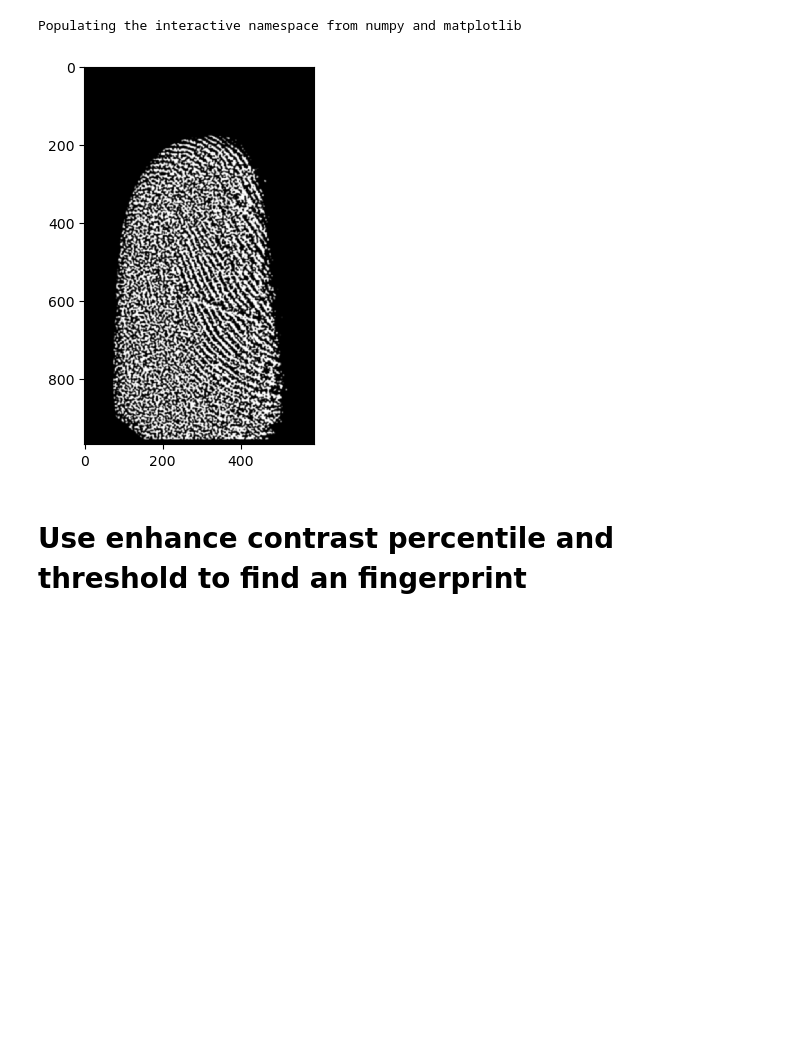
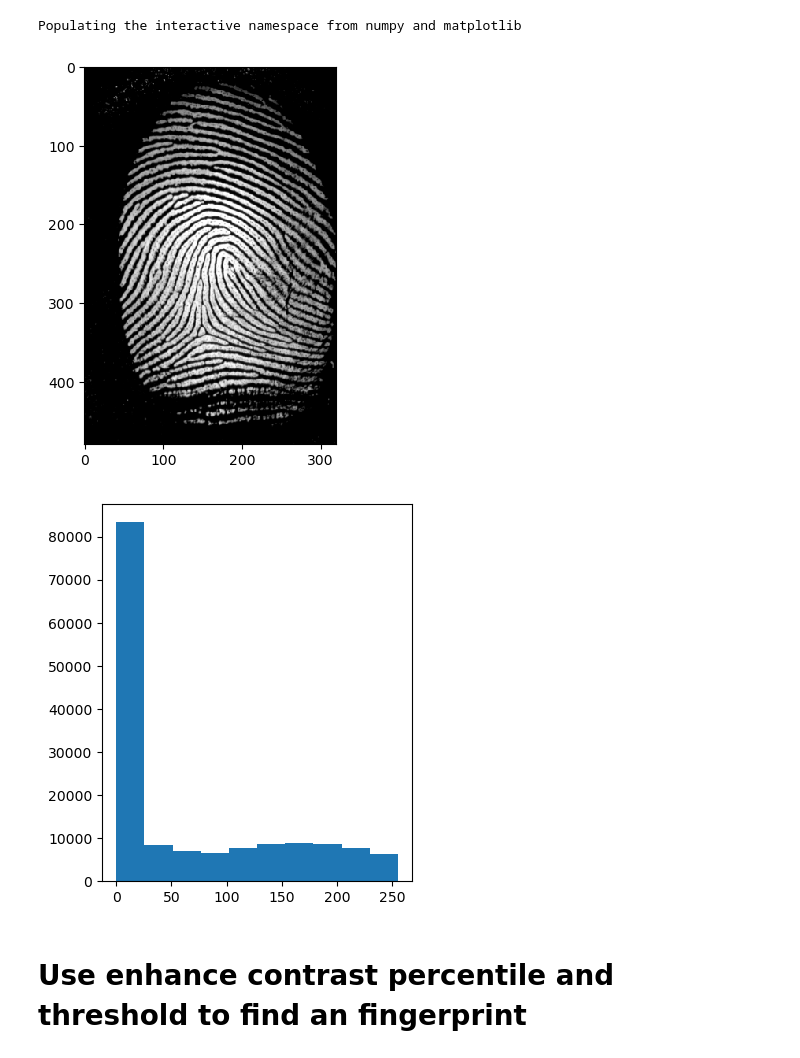
Before and after one commit to veruti/fingerprint_validation, a Jupyter notebook: notebooks/3. Mask and contours.ipynb, the cells around one changed output. Cells and saved outputs as stored; diff of their text form; code cells hidden in the pictures; blank space fills up the shorter version.

```diff
--- a/notebooks/3. Mask and contours.ipynb
+++ b/notebooks/3. Mask and contours.ipynb
@@ -21,14 +21,18 @@ rcParams["figure.dpi"] = 100
 rcParams["figure.figsize"] = (4, 5)
 rcParams["image.cmap"] = "gray"
 # %%
-im = read_random_image(RAW_FILE_PATH_BADIM_NOISE)
+im = read_random_image(RAW_FILE_PATH_SCANS)
 
 inv_im = invers_color(im)
 
 plt.imshow(inv_im)
-pass
+plt.show()
+
+plt.hist(inv_im.ravel())
+plt.show()
 # %% [output]
-[figure, old version]
+[figure, new version]
+[figure, added]
 # %% [markdown]
 # Use enhance contrast percentile and threshold to find an fingerprint
 # %% [markdown]
```
Also changed, not shown: parts of 8 cells of this notebook, 2 other files.
